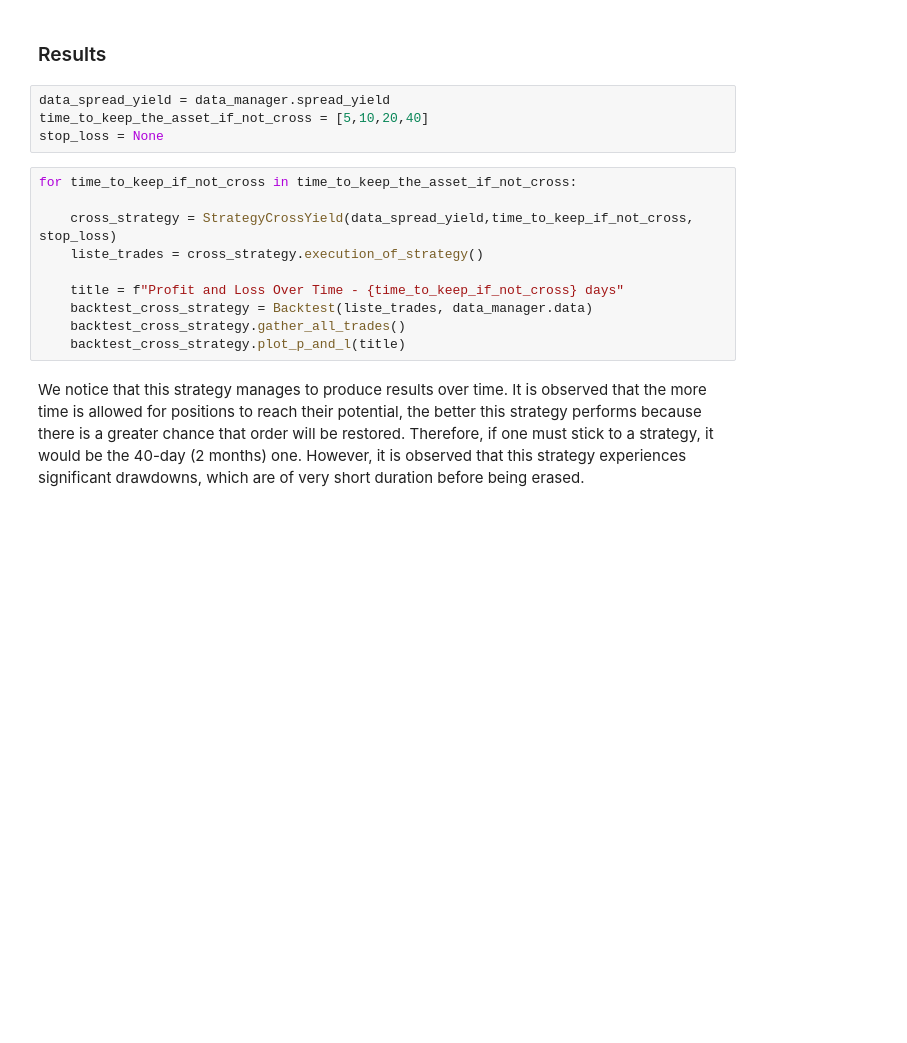
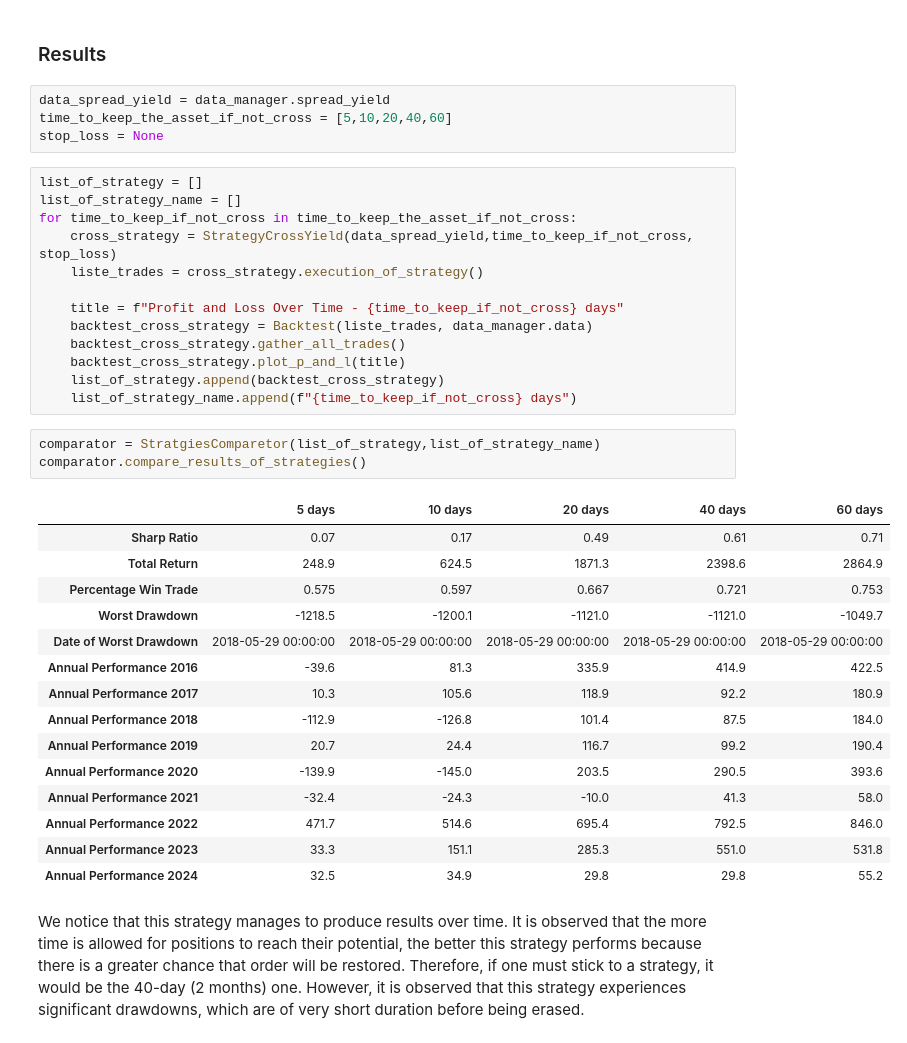
Before and after one commit to MartialLig/Govies_Quant_Trading, a Jupyter notebook: Project/compte_rendu.ipynb, the cells around one changed output. Drawn from its saved outputs; the diff is of its cells as text; blank space fills up the shorter version.

Commit message:
maj compte rendu strategy 1

```diff
--- a/Project/compte_rendu.ipynb
+++ b/Project/compte_rendu.ipynb
@@ -163,11 +164,12 @@ The `TradeCreationLongShort` class processes these signals to create and manage
 ### Results
 # %%
 data_spread_yield = data_manager.spread_yield
-time_to_keep_the_asset_if_not_cross = [5,10,20,40]
+time_to_keep_the_asset_if_not_cross = [5,10,20,40,60]
 stop_loss = None
 # %%
+list_of_strategy = []
+list_of_strategy_name = []
 for time_to_keep_if_not_cross in time_to_keep_the_asset_if_not_cross:
-
     cross_strategy = StrategyCrossYield(data_spread_yield,time_to_keep_if_not_cross, stop_loss)
     liste_trades = cross_strategy.execution_of_strategy()
 
@@ -175,4 +177,25 @@ for time_to_keep_if_not_cross in time_to_keep_the_asset_if_not_cross:
     backtest_cross_strategy = Backtest(liste_trades, data_manager.data)
     backtest_cross_strategy.gather_all_trades()
     backtest_cross_strategy.plot_p_and_l(title)
+    list_of_strategy.append(backtest_cross_strategy)
+    list_of_strategy_name.append(f"{time_to_keep_if_not_cross} days")
+# %%
+comparator = StratgiesComparetor(list_of_strategy,list_of_strategy_name)
+comparator.compare_results_of_strategies()
+# %% [output]
+|  | 5 days | 10 days | 20 days | 40 days | 60 days |
+| Sharp Ratio | 0.07 | 0.17 | 0.49 | 0.61 | 0.71 |
+| Total Return | 248.9 | 624.5 | 1871.3 | 2398.6 | 2864.9 |
+| Percentage Win Trade | 0.575 | 0.597 | 0.667 | 0.721 | 0.753 |
+| Worst Drawdown | -1218.5 | -1200.1 | -1121.0 | -1121.0 | -1049.7 |
+| Date of Worst Drawdown | 2018-05-29 00:00:00 | 2018-05-29 00:00:00 | 2018-05-29 00:00:00 | 2018-05-29 00:00:00 | 2018-05-29 00:00:00 |
+| Annual Performance 2016 | -39.6 | 81.3 | 335.9 | 414.9 | 422.5 |
+| Annual Performance 2017 | 10.3 | 105.6 | 118.9 | 92.2 | 180.9 |
+| Annual Performance 2018 | -112.9 | -126.8 | 101.4 | 87.5 | 184.0 |
+| Annual Performance 2019 | 20.7 | 24.4 | 116.7 | 99.2 | 190.4 |
+| Annual Performance 2020 | -139.9 | -145.0 | 203.5 | 290.5 | 393.6 |
+| Annual Performance 2021 | -32.4 | -24.3 | -10.0 | 41.3 | 58.0 |
+| Annual Performance 2022 | 471.7 | 514.6 | 695.4 | 792.5 | 846.0 |
+| Annual Performance 2023 | 33.3 | 151.1 | 285.3 | 551.0 | 531.8 |
+| Annual Performance 2024 | 32.5 | 34.9 | 29.8 | 29.8 | 55.2 |
 # %% [markdown]
```
Also changed, not shown: parts of 9 cells of this notebook, 6 other files.
